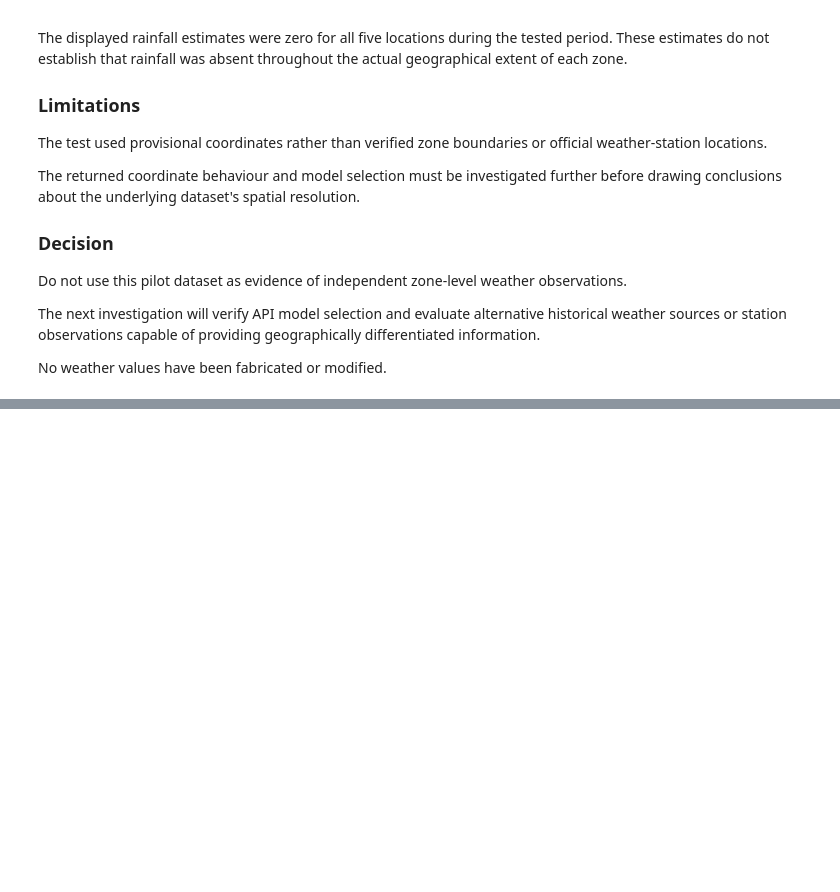
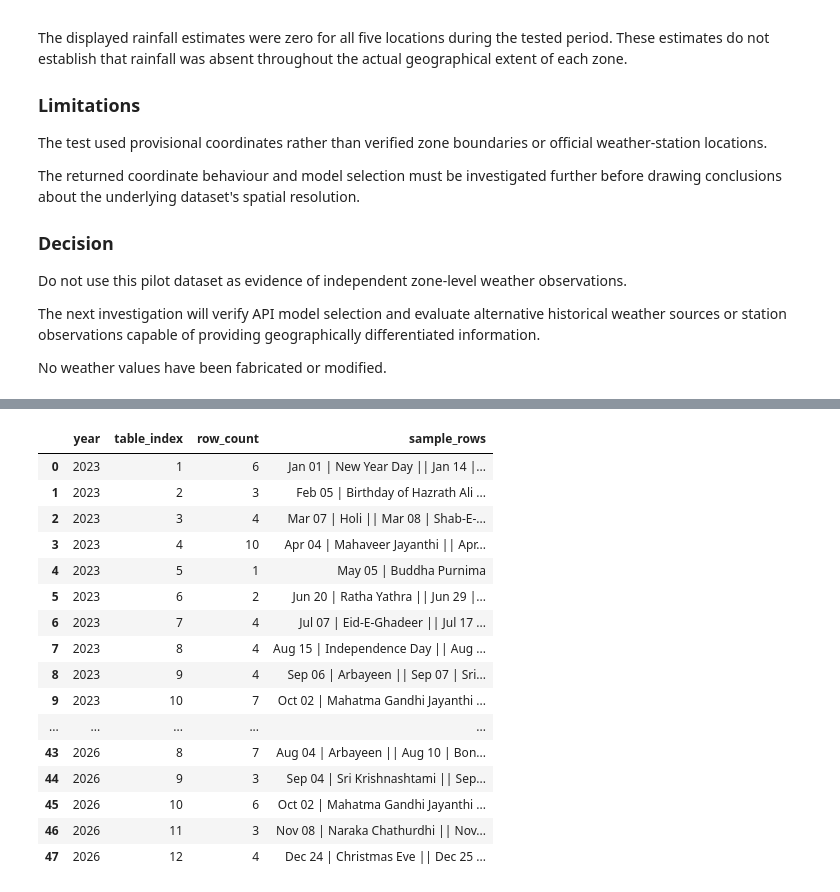
Before and after one commit to Venkatpotla33/AI-Enhanced-Hyperlocal-Food-Demand-Forecasting, a Jupyter notebook: notebooks/04_live_contextual_data_collection_and_integration.ipynb, the cells around one changed output, grey strips where cells are left out. Saved outputs shown, nothing was run; the diff lists cells and outputs as text; code cells hidden in the pictures; blank space fills up the shorter version.

```diff
--- a/notebooks/04_live_contextual_data_collection_and_integration.ipynb
+++ b/notebooks/04_live_contextual_data_collection_and_integration.ipynb
@@ -4183,0 +6220,64 @@ No weather values have been fabricated or modified.
+# %%
+import requests
+import pandas as pd
+from bs4 import BeautifulSoup
+
+SOURCES = {
+    2023: "https://www.telangana.gov.in/Downloads/calendar-2023/",
+    2024: "https://www.telangana.gov.in/downloads/calendar/",
+    2025: "https://www.telangana.gov.in/downloads/calendar-2025/",
+    2026: "https://www.telangana.gov.in/downloads/calendar-2026/",
+}
+
+headers = {"User-Agent": "Mozilla/5.0"}
+
+table_summary = []
+
+for year, url in SOURCES.items():
+    response = requests.get(url, headers=headers, timeout=30)
+    response.raise_for_status()
+
+    soup = BeautifulSoup(response.content, "html.parser")
+
+    print(f"\n{'=' * 70}")
+    print(f"YEAR: {year}")
+
+    for table_index, table in enumerate(soup.find_all("table"), start=1):
+        rows = []
+
+        for row in table.find_all("tr"):
+            cells = row.find_all(["th", "td"], recursive=False)
+            values = [
+                cell.get_text(" ", strip=True)
+                for cell in cells
+            ]
+
+            if values:
+                rows.append(values)
+
+        if not rows:
+            continue
+
+        # Display a sample of each table to identify its purpose.
+        sample = [
+            " | ".join(row)
+            for row in rows[:3]
+        ]
+
+        print(f"\nTable {table_index} | Rows: {len(rows)}")
+
+        for item in sample:
+            print(" ", item[:250])
+
+        table_summary.append({
+            "year": year,
+            "table_index": table_index,
+            "row_count": len(rows),
+            "sample_rows": " || ".join(sample)
+        })
+
+table_summary_df = pd.DataFrame(table_summary)
+
+print("\n\nTABLE SUMMARY")
+display(table_summary_df)
+# %% [output]
@@ -4183,0 +6301,17 @@ No weather values have been fabricated or modified.
+|  | year | table_index | row_count | sample_rows |
+| 0 | 2023 | 1 | 6 | Jan 01 | New Year Day || Jan 14 |... |
+| 1 | 2023 | 2 | 3 | Feb 05 | Birthday of Hazrath Ali ... |
+| 2 | 2023 | 3 | 4 | Mar 07 | Holi || Mar 08 | Shab-E-... |
+| 3 | 2023 | 4 | 10 | Apr 04 | Mahaveer Jayanthi || Apr... |
+| 4 | 2023 | 5 | 1 | May 05 | Buddha Purnima |
+| 5 | 2023 | 6 | 2 | Jun 20 | Ratha Yathra || Jun 29 |... |
+| 6 | 2023 | 7 | 4 | Jul 07 | Eid-E-Ghadeer || Jul 17 ... |
+| 7 | 2023 | 8 | 4 | Aug 15 | Independence Day || Aug ... |
+| 8 | 2023 | 9 | 4 | Sep 06 | Arbayeen || Sep 07 | Sri... |
+| 9 | 2023 | 10 | 7 | Oct 02 | Mahatma Gandhi Jayanthi ... |
+| ... | ... | ... | ... | ... |
+| 43 | 2026 | 8 | 7 | Aug 04 | Arbayeen || Aug 10 | Bon... |
+| 44 | 2026 | 9 | 3 | Sep 04 | Sri Krishnashtami || Sep... |
+| 45 | 2026 | 10 | 6 | Oct 02 | Mahatma Gandhi Jayanthi ... |
+| 46 | 2026 | 11 | 3 | Nov 08 | Naraka Chathurdhi || Nov... |
+| 47 | 2026 | 12 | 4 | Dec 24 | Christmas Eve || Dec 25 ... |
```
Also changed, not shown: parts of 38 cells of this notebook, 3 other files.
